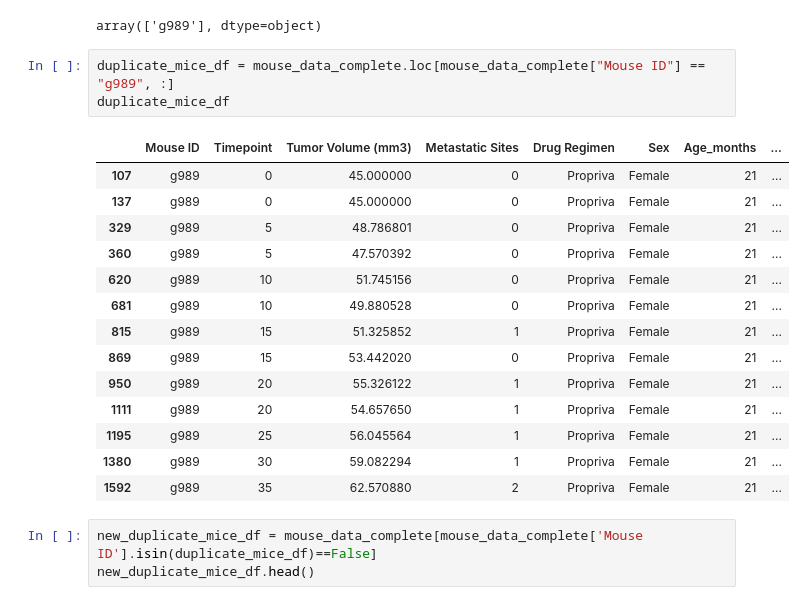
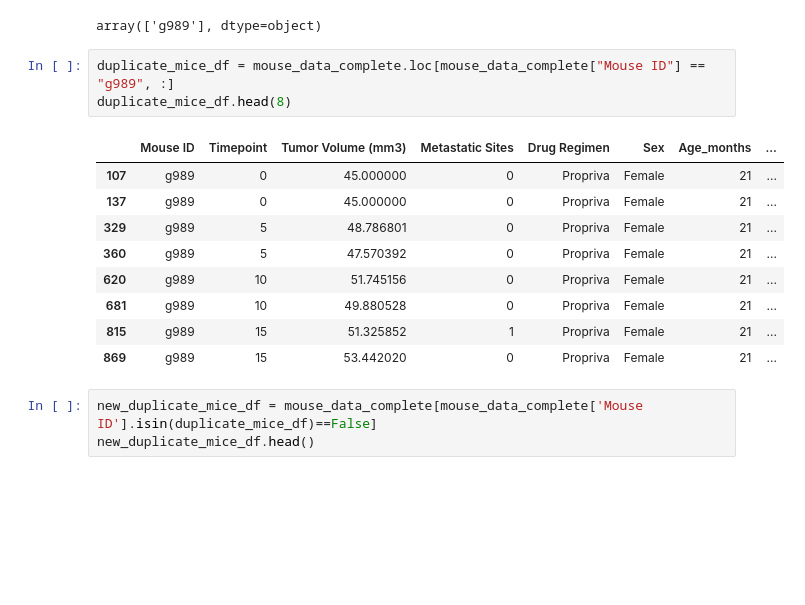
Before and after one commit to agom2429/Mouse-Project, a Jupyter notebook: Maine.ipynb, the cells around one changed output. Cells and saved outputs as stored; diff of their text form; blank space fills up the shorter version.

```diff
--- a/Maine.ipynb
+++ b/Maine.ipynb
@@ -31,22 +31,17 @@ dup_mice_ID
 array(['g989'], dtype=object)
 # %%
 duplicate_mice_df = mouse_data_complete.loc[mouse_data_complete["Mouse ID"] == "g989", :]
-duplicate_mice_df
+duplicate_mice_df.head(8)
 # %% [output]
 |  | Mouse ID | Timepoint | Tumor Volume (mm3) | Metastatic Sites | Drug Regimen | Sex | Age_months | ... |
 | 107 | g989 | 0 | 45.000000 | 0 | Propriva | Female | 21 | ... |
 | 137 | g989 | 0 | 45.000000 | 0 | Propriva | Female | 21 | ... |
 | 329 | g989 | 5 | 48.786801 | 0 | Propriva | Female | 21 | ... |
 | 360 | g989 | 5 | 47.570392 | 0 | Propriva | Female | 21 | ... |
 | 620 | g989 | 10 | 51.745156 | 0 | Propriva | Female | 21 | ... |
 | 681 | g989 | 10 | 49.880528 | 0 | Propriva | Female | 21 | ... |
 | 815 | g989 | 15 | 51.325852 | 1 | Propriva | Female | 21 | ... |
 | 869 | g989 | 15 | 53.442020 | 0 | Propriva | Female | 21 | ... |
-| 950 | g989 | 20 | 55.326122 | 1 | Propriva | Female | 21 | ... |
-| 1111 | g989 | 20 | 54.657650 | 1 | Propriva | Female | 21 | ... |
-| 1195 | g989 | 25 | 56.045564 | 1 | Propriva | Female | 21 | ... |
-| 1380 | g989 | 30 | 59.082294 | 1 | Propriva | Female | 21 | ... |
-| 1592 | g989 | 35 | 62.570880 | 2 | Propriva | Female | 21 | ... |
 # %%
 new_duplicate_mice_df = mouse_data_complete[mouse_data_complete['Mouse ID'].isin(duplicate_mice_df)==False]
 new_duplicate_mice_df.head()
```
Also changed, not shown: 1 other file.
